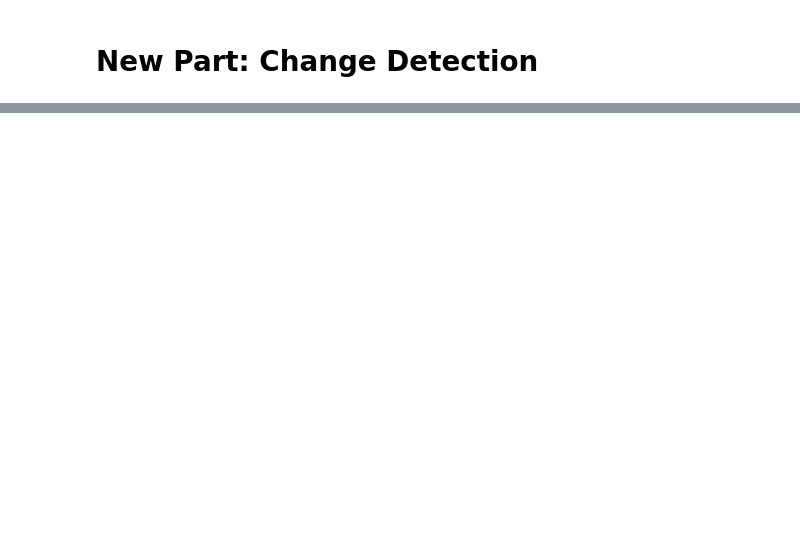
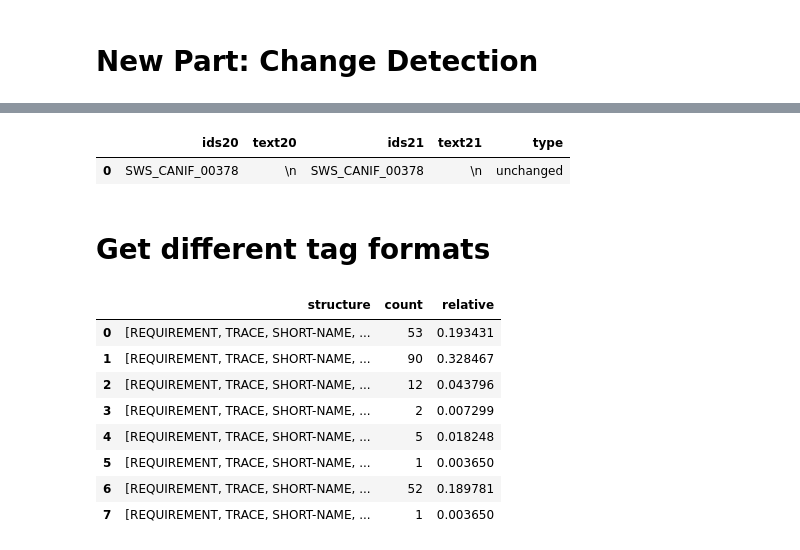
Before and after one commit to FabianWylczoch/BISCapstone, a Jupyter notebook: ChangeDetection.ipynb, the cells around one changed output, grey strips where cells are left out. Drawn from its saved outputs; the diff is of its cells as text; code cells hidden in the pictures; blank space fills up the shorter version.

Commit message:
Tag format detection

```diff
--- a/ChangeDetection.ipynb
+++ b/ChangeDetection.ipynb
@@ -38,0 +88,7 @@ data = data.loc[data.type == "unchanged"]
+# %%
+datamergedsimple.loc[datamergedsimple["ids20"] == "SWS_CANIF_00378"]
+# %% [output]
+|  | ids20 | text20 | ids21 | text21 | type |
+| 0 | SWS_CANIF_00378 | \n | SWS_CANIF_00378 | \n | unchanged |
+# %% [markdown]
+# Get different tag formats
@@ -38,0 +160,12 @@ data = data.loc[data.type == "unchanged"]
+# %%
+df
+# %% [output]
+|  | structure | count | relative |
+| 0 | [REQUIREMENT, TRACE, SHORT-NAME, ... | 53 | 0.193431 |
+| 1 | [REQUIREMENT, TRACE, SHORT-NAME, ... | 90 | 0.328467 |
+| 2 | [REQUIREMENT, TRACE, SHORT-NAME, ... | 12 | 0.043796 |
+| 3 | [REQUIREMENT, TRACE, SHORT-NAME, ... | 2 | 0.007299 |
+| 4 | [REQUIREMENT, TRACE, SHORT-NAME, ... | 5 | 0.018248 |
+| 5 | [REQUIREMENT, TRACE, SHORT-NAME, ... | 1 | 0.003650 |
+| 6 | [REQUIREMENT, TRACE, SHORT-NAME, ... | 52 | 0.189781 |
+| 7 | [REQUIREMENT, TRACE, SHORT-NAME, ... | 1 | 0.003650 |
```
Also changed, not shown: parts of 26 cells of this notebook.
